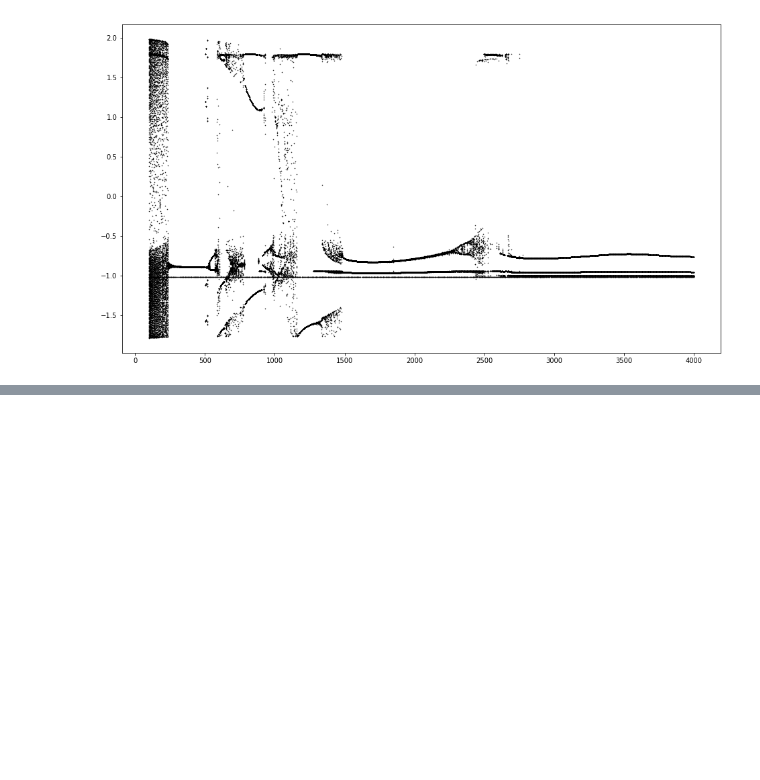
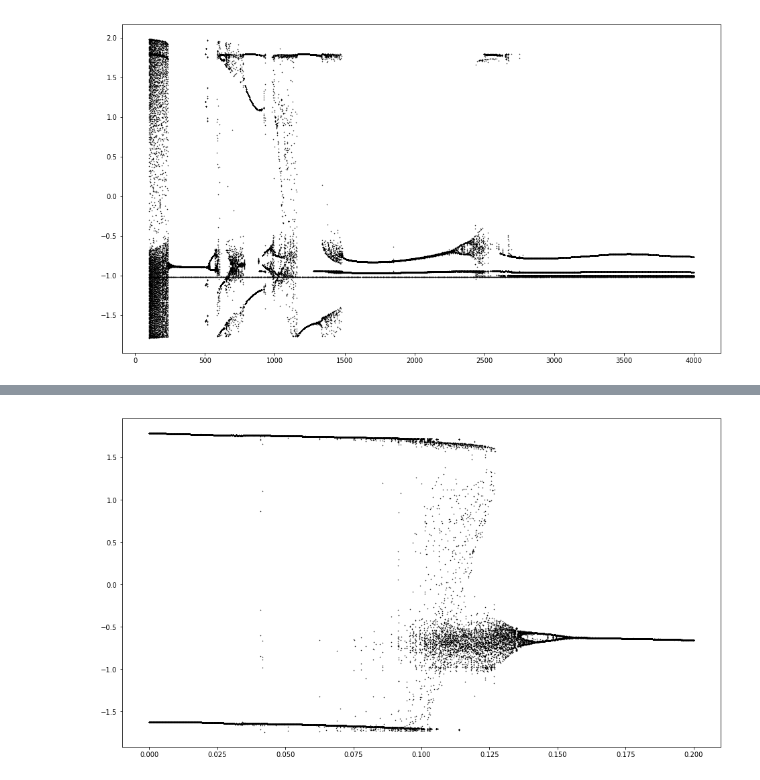
Before and after one commit to arindamsaha1507/ExtremeEvents, a Jupyter notebook: Periodic.ipynb, the cells around one changed output, grey strips where cells are left out. Saved outputs shown, nothing was run; the diff lists cells and outputs as text; code cells hidden in the pictures; blank space fills up the shorter version.

```diff
--- a/Periodic.ipynb
+++ b/Periodic.ipynb
@@ -138,0 +175,7 @@ plt.show()
+# %%
+plt.figure(figsize=(16,9))
+dbp = bif_data[bif_data[:,1]==0]
+plt.plot(dbp[:,0], dbp[:,3], '.k', ms=1)
+plt.show()
+# %% [output]
+[figure, added]
```
Also changed, not shown: parts of 5 cells of this notebook.
